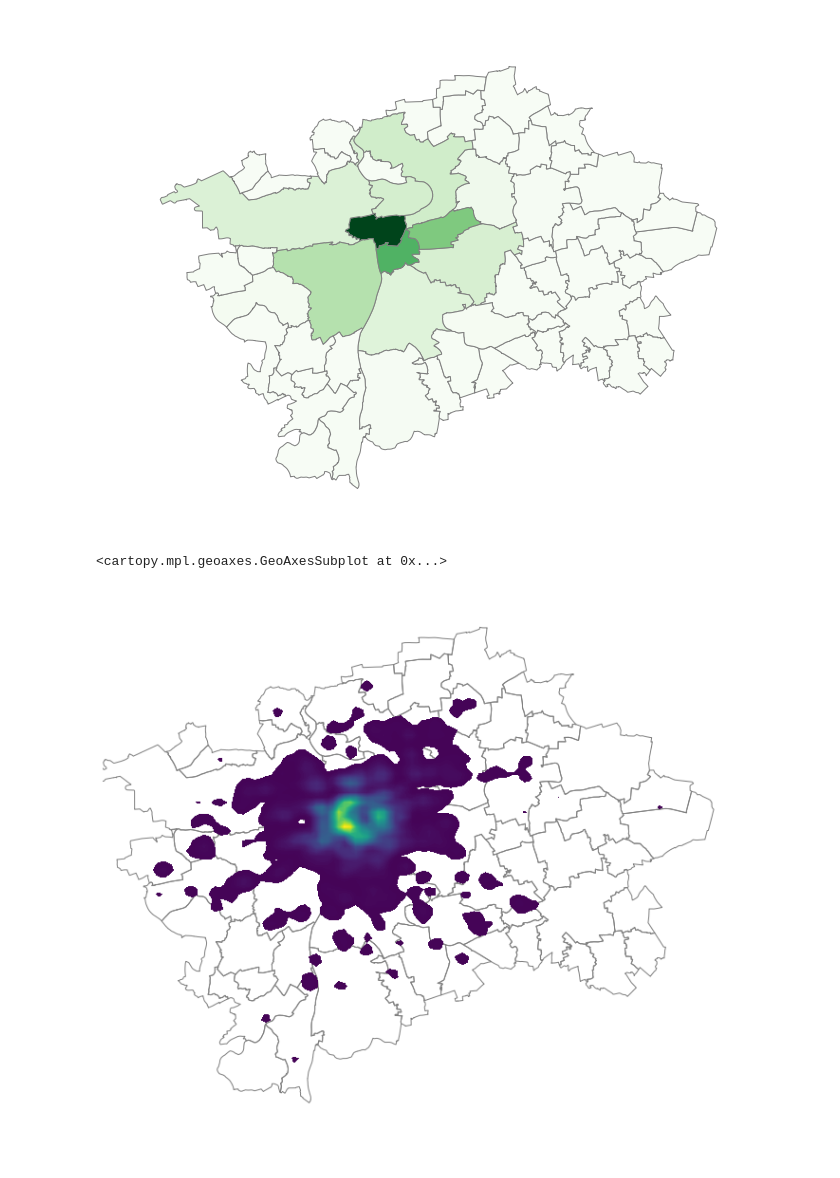
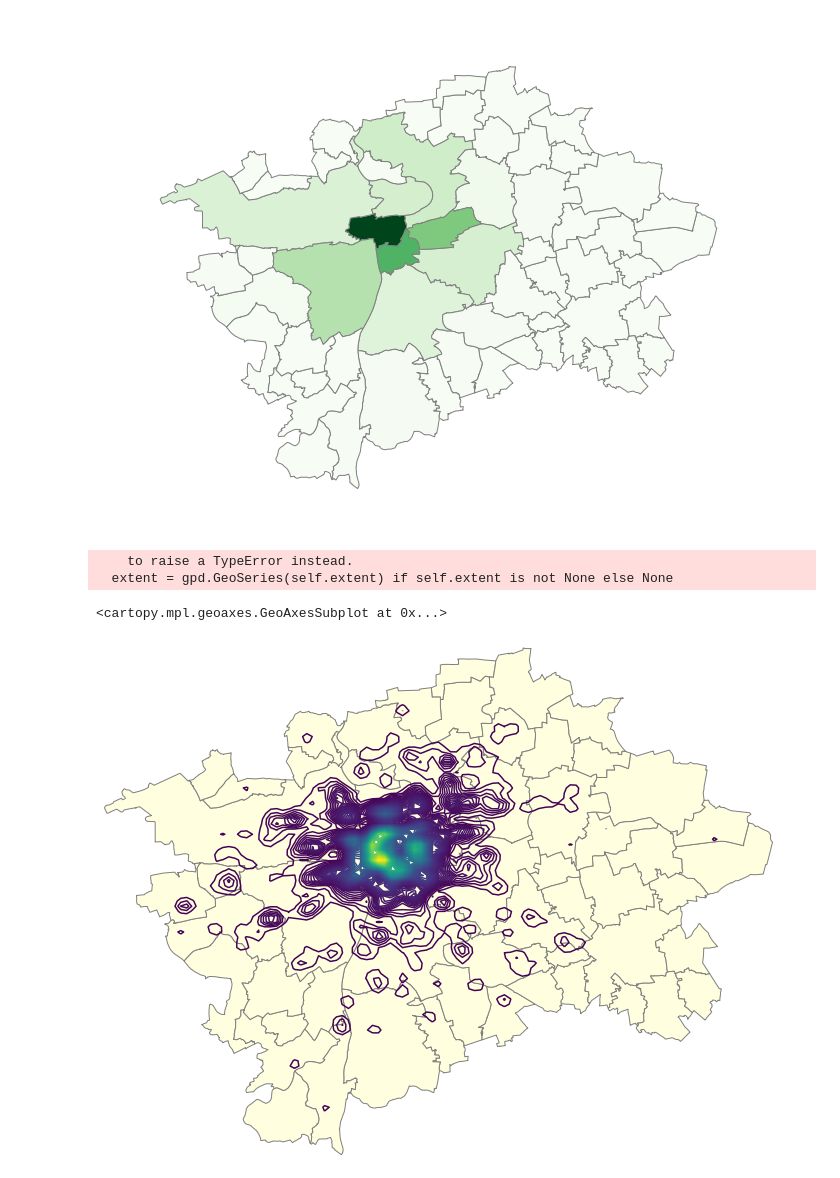
Before and after one commit to jakubkocvara/prague-airbnb, a Jupyter notebook: prague_airbnb_visualisation.ipynb, the cells around one changed output. Drawn from its saved outputs; the diff is of its cells as text; code cells hidden in the pictures.

```diff
--- a/prague_airbnb_visualisation.ipynb
+++ b/prague_airbnb_visualisation.ipynb
@@ -7,2 +15,3 @@ pd.set_option('display.max_rows', None)
 # %%
-df_l = pd.read_csv('data/listings.csv')
+df_l = pd.read_csv('data/listings.csv', low_memory=False)
+df_geo = gpd.read_file('data/neighbourhoods.geojson')
@@ -43,9 +72,11 @@ points = gpd.GeoDataFrame(
 # %%
 ax = gplt.polyplot(df_geo,
                      projection=gcrs.AlbersEqualArea(),
-                     edgecolor='grey', linewidth=1, figsize=(12, 12))
+                     edgecolor='grey', facecolor='lightyellow', linewidth=1, figsize=(12, 12))
 
-gplt.kdeplot(points, shade = True, n_levels=200, projection=gcrs.AlbersEqualArea(), ax = ax)
+gplt.kdeplot(points, n_levels=200, projection=gcrs.AlbersEqualArea(), extent = df_geo.total_bounds, ax = ax)
 # %% [output]
-<cartopy.mpl.geoaxes.GeoAxesSubplot at 0x...>
+    to raise a TypeError instead.
+  extent = gpd.GeoSeries(self.extent) if self.extent is not None else None
+<cartopy.mpl.geoaxes.GeoAxesSubplot at 0x...>
-[figure, old version]
+[figure, new version]
```
Also changed, not shown: parts of 13 cells of this notebook, 2 other files.
